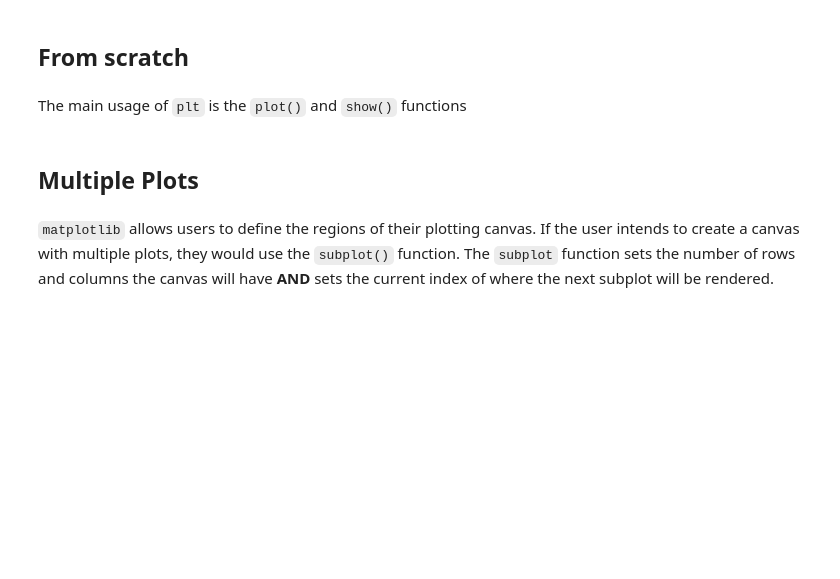
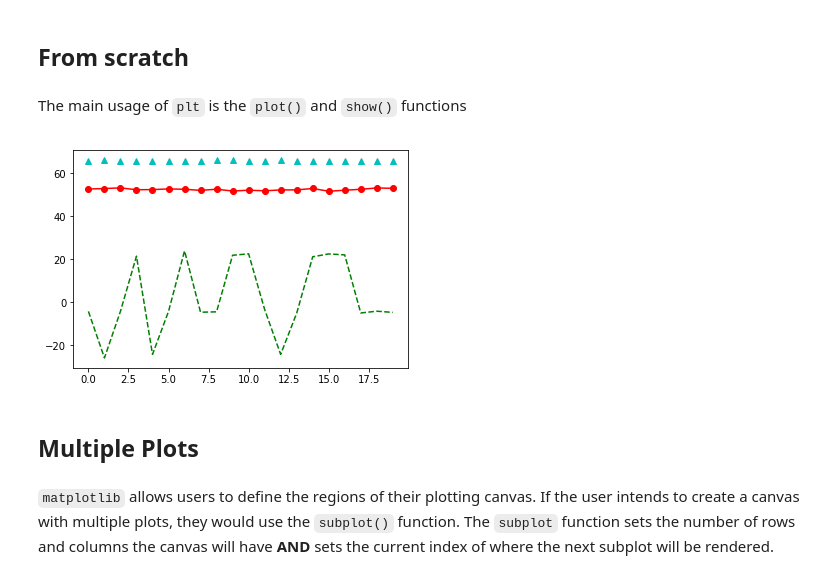
Before and after one commit to betteridiot/b575f18, a Jupyter notebook: Data_viz.ipynb, the cells around one changed output. Saved outputs shown, nothing was run; the diff lists cells and outputs as text; code cells hidden in the pictures; blank space fills up the shorter version.

```diff
--- a/Data_viz.ipynb
+++ b/Data_viz.ipynb
@@ -114,10 +126,12 @@ Because we used a notebook magic (`%`) for `matplotlib`, anything we plot with i
 # %% [markdown]
 The main usage of `plt` is the `plot()` and `show()` functions
 # %%
-plt.plot(df.iloc[:20,0], 'go:')
-plt.plot(df.iloc[:20,1], 'c^')
-plt.plot(df.iloc[:20,2], 'k--')
+plt.plot(df.gauss_mix[:20], 'g--')
+plt.plot(df.control[:20], 'ro-')
+plt.plot(df.treatment[:20], 'c^')
 plt.show()
+# %% [output]
+[figure, added]
 # %% [markdown]
 ## Multiple Plots
 # %% [markdown]
```
Also changed, not shown: parts of 17 cells of this notebook.
